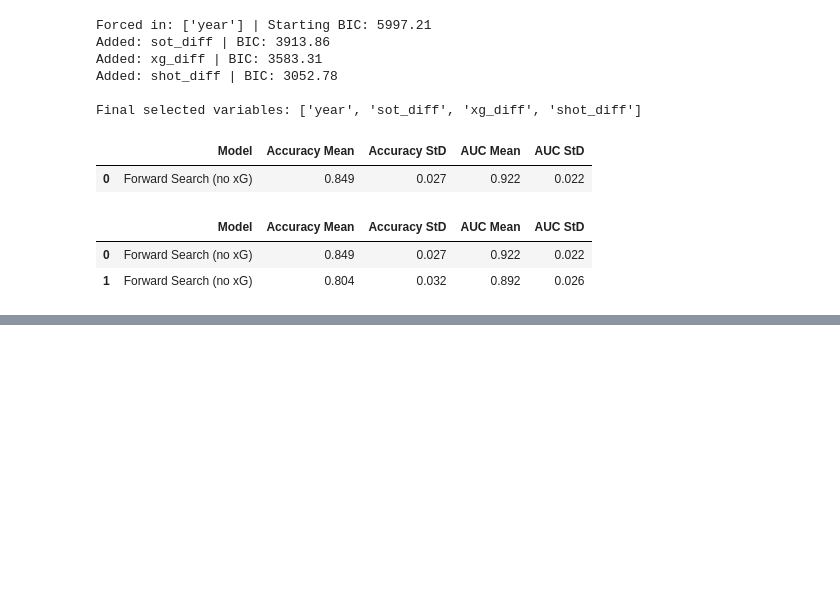
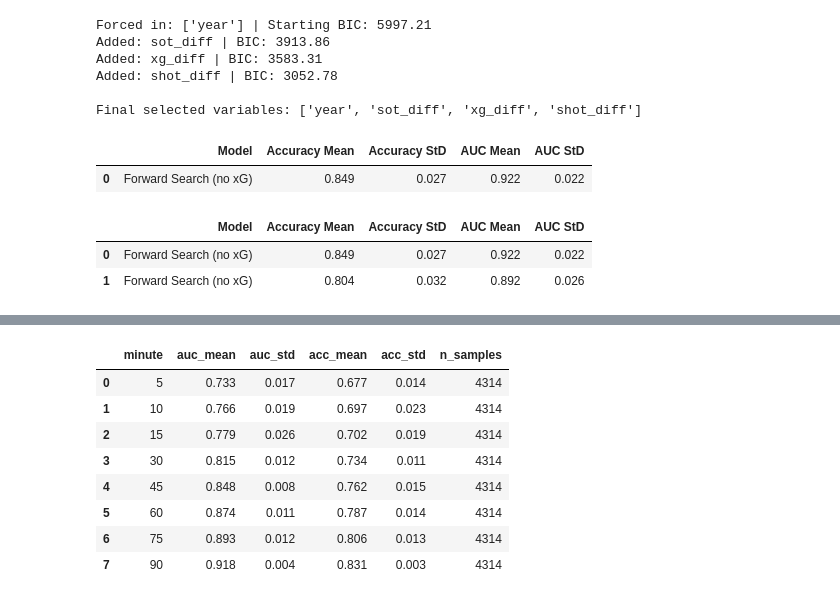
Before and after one commit to kriti-bapnad/soccer-analytics-capstone-team14, a Jupyter notebook: Timeseries_EDA.ipynb, the cells around one changed output, grey strips where cells are left out. Saved outputs shown, nothing was run; the diff lists cells and outputs as text; code cells hidden in the pictures; blank space fills up the shorter version.

```diff
--- a/Timeseries_EDA.ipynb
+++ b/Timeseries_EDA.ipynb
@@ -693,0 +707,62 @@ display(logreg_cv_results)
+# %%
+# === AUC vs. Match Minute Curve ===
+# Compute cumulative features at each minute cutoff, then evaluate
+# logistic regression AUC for predicting the final match result.
+
+from sklearn.model_selection import StratifiedKFold
+
+MINUTE_CUTOFFS = [5, 10, 15, 30, 45, 60, 75, 90]
+FEATURE_COLS = ['xg_diff', 'sot_diff', 'shot_diff', 'pressure_diff',
+                'carry_diff', 'pass_diff', 'final_third_diff']
+
+auc_results = []
+
+for cutoff in MINUTE_CUTOFFS:
+    print(f"Processing minute cutoff: {cutoff}...")
+
+    # Filter events to only those occurring at or before the cutoff minute
+    events_window = events_df.filter(pl.col('minute') <= cutoff)
+
+    # Build feature matrix using existing function
+    # Use ot=True because some teams may have zero events in early windows
+    window_matrix = create_match_results_matrix(events_window, match_results, ot=True)
+
+    # Join with matches for year (needed for filtering) and add win column
+    window_df = window_matrix.join(
+        matches.select(['match_id', 'match_date', 'year']),
+        on='match_id', how='inner'
+    )
+
+    # Prepare modeling data — filter out draws
+    model_df = window_df.filter(pl.col('win').is_not_null())
+
+    # Check available features (some may be all-zero in early windows)
+    available_feats = [f for f in FEATURE_COLS if f in model_df.columns]
+
+    X = model_df.select(available_feats).to_pandas().fillna(0)
+    y = model_df.select('win').to_numpy().ravel()
+
+    # Stratified 5-fold CV
+    skf = StratifiedKFold(n_splits=5, shuffle=True, random_state=42)
+    fold_aucs = []
+    fold_accs = []
+    for train_idx, test_idx in skf.split(X, y):
+        lr = LogisticRegression(max_iter=1000)
+        lr.fit(X.iloc[train_idx], y[train_idx])
+        proba = lr.predict_proba(X.iloc[test_idx])[:, 1]
+        fold_aucs.append(roc_auc_score(y[test_idx], proba))
+        fold_accs.append(accuracy_score(y[test_idx], lr.predict(X.iloc[test_idx])))
+
+    auc_results.append({
+        'minute': cutoff,
+        'auc_mean': np.mean(fold_aucs),
+        'auc_std': np.std(fold_aucs),
+        'acc_mean': np.mean(fold_accs),
+        'acc_std': np.std(fold_accs),
+        'n_samples': len(y)
+    })
+
+auc_curve_df = pd.DataFrame(auc_results)
+print('\n=== AUC vs. Minute Results ===')
+display(auc_curve_df.round(3))
+# %% [output]
@@ -693,0 +779,9 @@ display(logreg_cv_results)
+|  | minute | auc_mean | auc_std | acc_mean | acc_std | n_samples |
+| 0 | 5 | 0.733 | 0.017 | 0.677 | 0.014 | 4314 |
+| 1 | 10 | 0.766 | 0.019 | 0.697 | 0.023 | 4314 |
+| 2 | 15 | 0.779 | 0.026 | 0.702 | 0.019 | 4314 |
+| 3 | 30 | 0.815 | 0.012 | 0.734 | 0.011 | 4314 |
+| 4 | 45 | 0.848 | 0.008 | 0.762 | 0.015 | 4314 |
+| 5 | 60 | 0.874 | 0.011 | 0.787 | 0.014 | 4314 |
+| 6 | 75 | 0.893 | 0.012 | 0.806 | 0.013 | 4314 |
+| 7 | 90 | 0.918 | 0.004 | 0.831 | 0.003 | 4314 |
```
Also changed, not shown: parts of 12 cells of this notebook.
